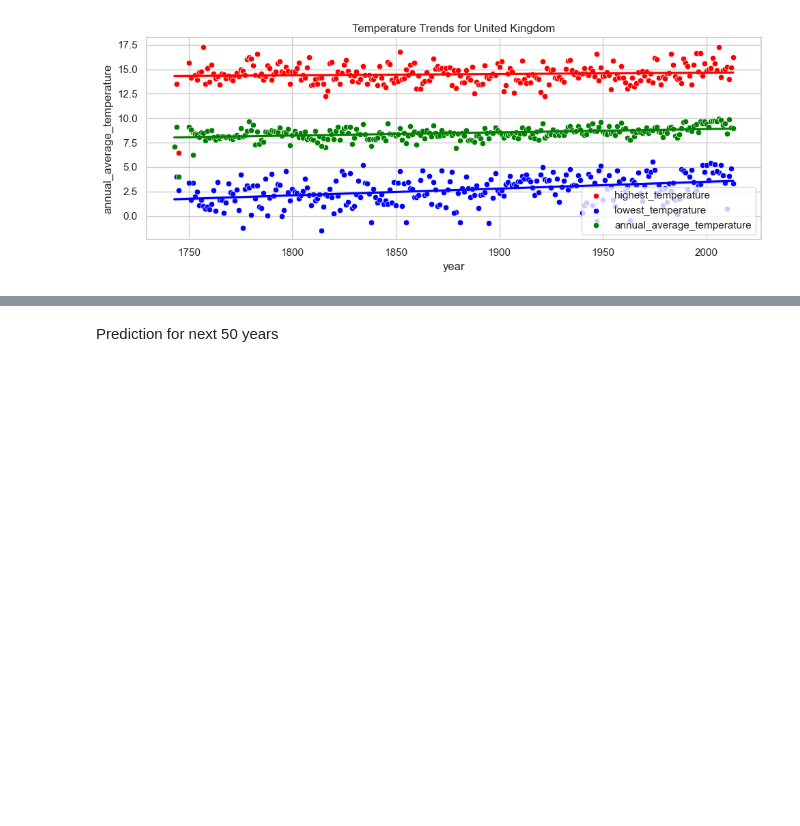
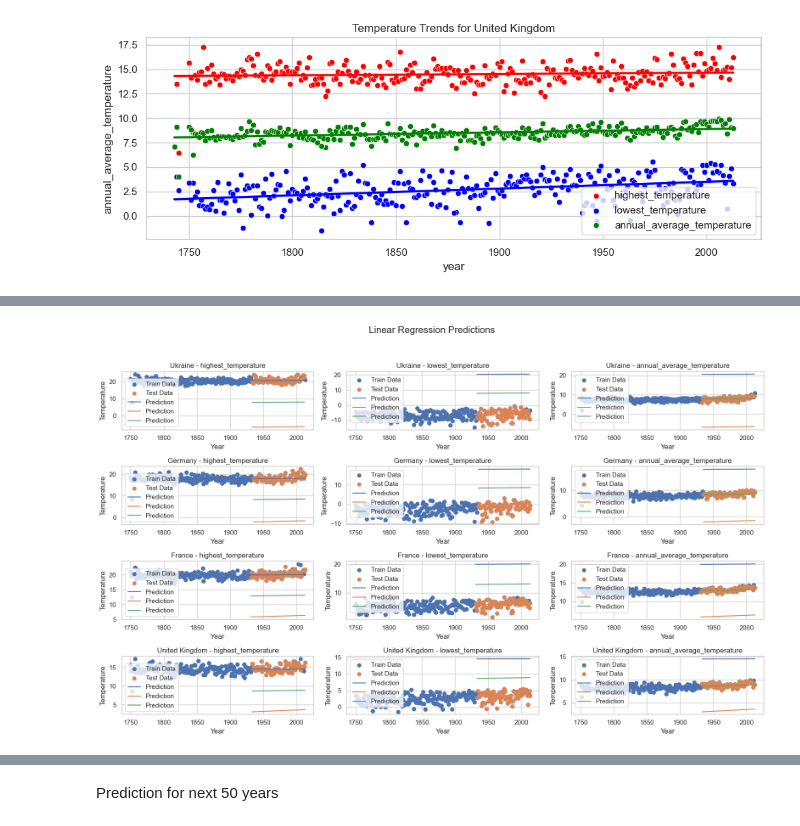
Before and after one commit to IllyaUA/FinalProject, a Jupyter notebook: code/IGClimaChange_FiPro.ipynb, the cells around one changed output, grey strips where cells are left out. Saved outputs shown, nothing was run; the diff lists cells and outputs as text; code cells hidden in the pictures; blank space fills up the shorter version.

```diff
--- a/code/IGClimaChange_FiPro.ipynb
+++ b/code/IGClimaChange_FiPro.ipynb
@@ -419,0 +485,40 @@ This makes sense in fact due to different geographical and thus - climate condit
+# %%
+def plot_combined_linear_regression(xy_splits2, country_list, temperature_categories, regressors, df):
+    num_countries = len(country_list)
+    num_categories = len(temperature_categories)
+
+    fig, axes = plt.subplots(num_countries, num_categories, figsize=(16, 10))
+    fig.suptitle('Linear Regression Predictions', fontsize=16)
+
+    for i, country in enumerate(country_list):
+        for j, category in enumerate(temperature_categories):
+            ax = axes[i, j]
+            ax.set_title(f'{country} - {category}')
+
+            # Get the data for the specified country and category
+            data = xy_splits[country]
+            X_train, X_test = data['X_train'], data['X_test']
+            y_train = data['y_train'][category]
+            regressor = regressors[country][category]
+            y_pred = regressor.predict(X_test)
+
+            # Scatter plot for the training data
+            ax.scatter(X_train, y_train, label='Train Data')
+
+            # Scatter plot for the test data
+            ax.scatter(X_test, data['y_test'][category], label='Test Data')
+
+            # Plot the linear regression prediction for the current category
+            ax.plot(X_test, y_pred, label='Prediction')
+
+    for ax in axes.flat:
+        ax.set(xlabel='Year', ylabel='Temperature')
+        ax.legend()
+
+    # Adjust the layout to prevent overlap
+    plt.tight_layout(rect=[0, 0, 1, 0.95])
+    plt.show()
+# %%
+plot_combined_linear_regression(xy_splits, country_list, temperature_categories, regressors, united_data)
+# %% [output]
+[figure, added]
```
Also changed, not shown: parts of 42 cells of this notebook.
